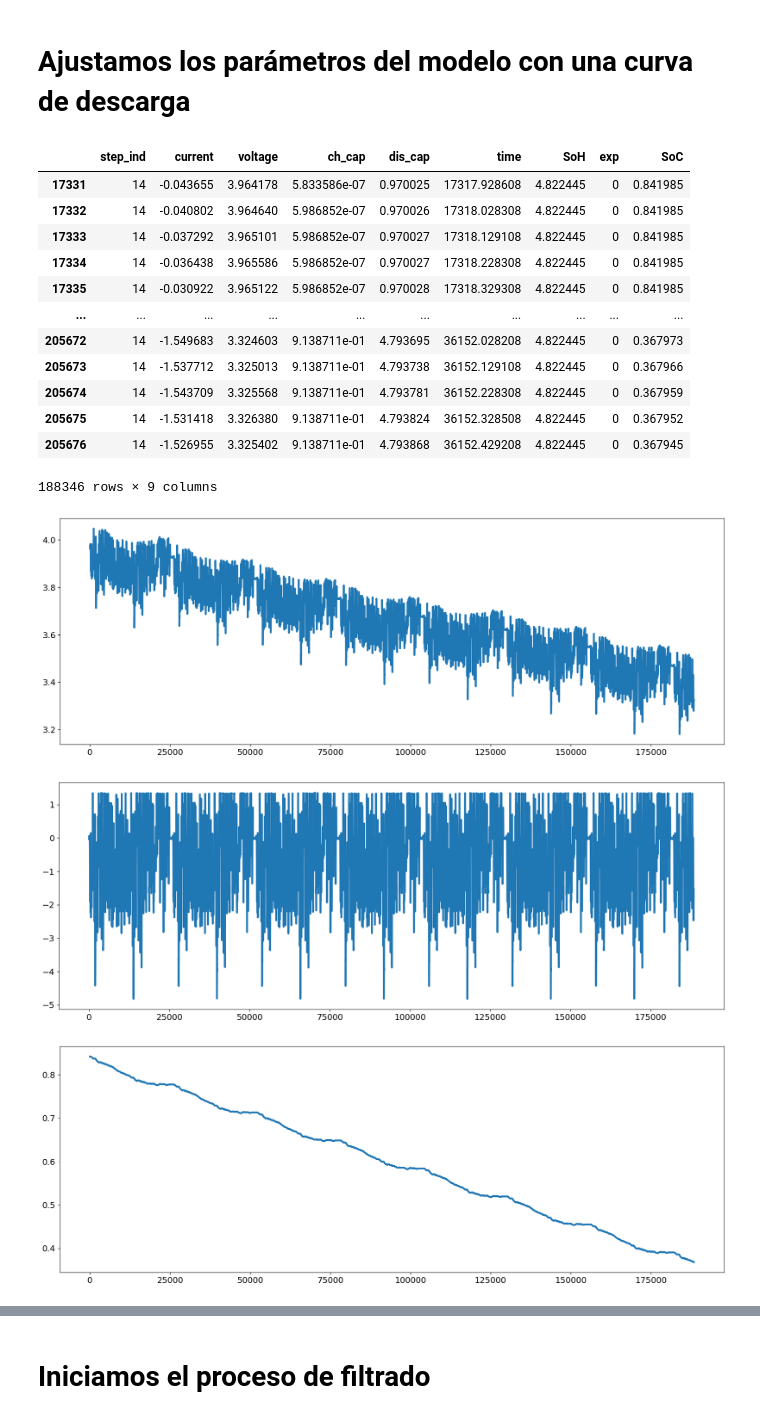
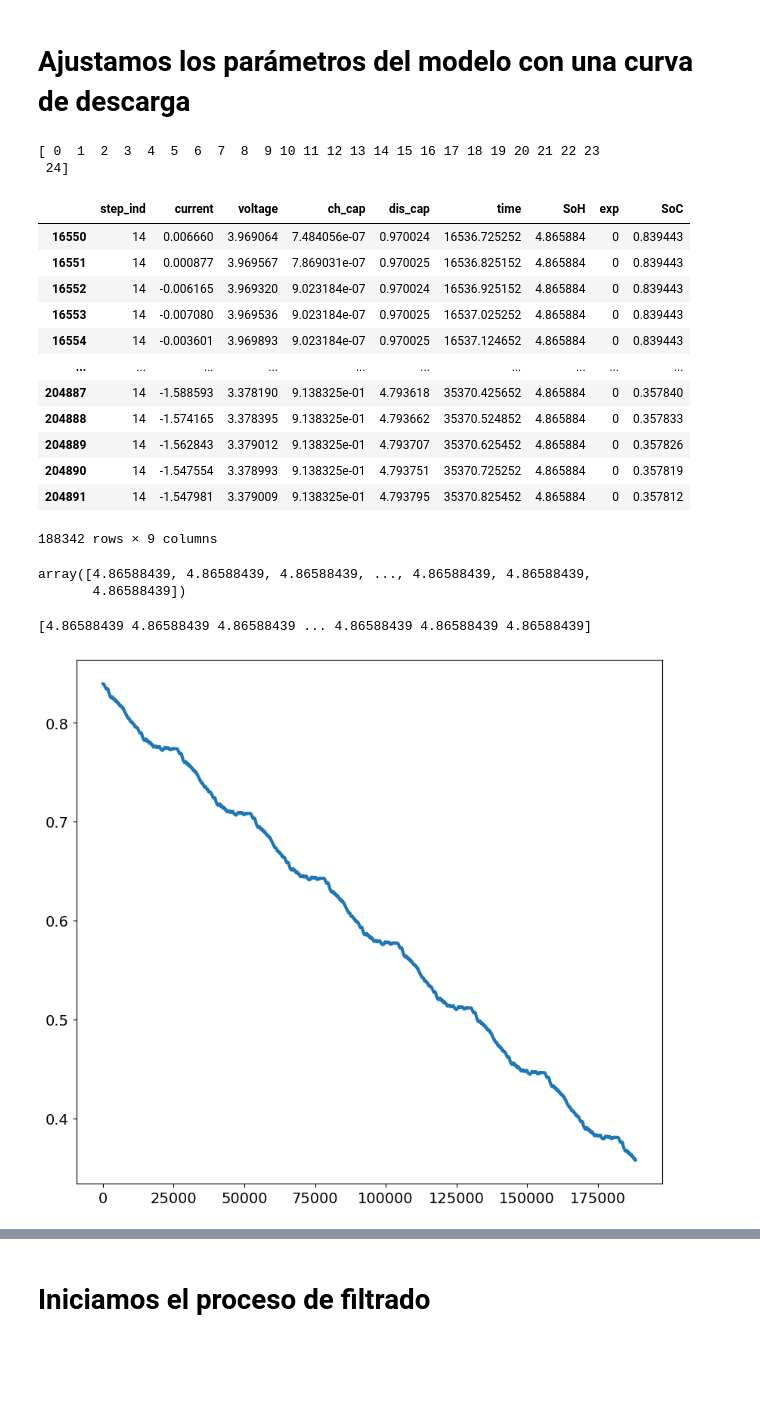
Before and after one commit to AXS-Rose/degradation_model, a Jupyter notebook: ejemplo_stanford.ipynb, the cells around one changed output, grey strips where cells are left out. Drawn from its saved outputs; the diff is of its cells as text; code cells hidden in the pictures; blank space fills up the shorter version.

```diff
--- a/ejemplo_stanford.ipynb
+++ b/ejemplo_stanford.ipynb
@@ -8,25 +8,32 @@ import os
 # %% [markdown]
 # Ajustamos los parámetros del modelo con una curva de descarga
 # %%
-df = pd.read_csv(os.path.join('data_ejemplos', 'Celdas_stanford', 'C1.csv'))
+df = pd.read_csv(os.path.join('C:/Users/Bruno/Dropbox','Dataset Stanford', 'W10', 'C1.csv'))
+print(df.exp.unique())
 df = df[df.exp == 0]
 df = df[df.step_ind == 14]
-
 df
 # %% [output]
+[ 0  1  2  3  4  5  6  7  8  9 10 11 12 13 14 15 16 17 18 19 20 21 22 23
+ 24]
 |  | step_ind | current | voltage | ch_cap | dis_cap | time | SoH | exp | SoC |
-| 17331 | 14 | -0.043655 | 3.964178 | 5.833586e-07 | 0.970025 | 17317.928608 | 4.822445 | 0 | 0.841985 |
-| 17332 | 14 | -0.040802 | 3.964640 | 5.986852e-07 | 0.970026 | 17318.028308 | 4.822445 | 0 | 0.841985 |
-| 17333 | 14 | -0.037292 | 3.965101 | 5.986852e-07 | 0.970027 | 17318.129108 | 4.822445 | 0 | 0.841985 |
-| 17334 | 14 | -0.036438 | 3.965586 | 5.986852e-07 | 0.970027 | 17318.228308 | 4.822445 | 0 | 0.841985 |
-| 17335 | 14 | -0.030922 | 3.965122 | 5.986852e-07 | 0.970028 | 17318.329308 | 4.822445 | 0 | 0.841985 |
+| 16550 | 14 | 0.006660 | 3.969064 | 7.484056e-07 | 0.970024 | 16536.725252 | 4.865884 | 0 | 0.839443 |
+| 16551 | 14 | 0.000877 | 3.969567 | 7.869031e-07 | 0.970025 | 16536.825152 | 4.865884 | 0 | 0.839443 |
+| 16552 | 14 | -0.006165 | 3.969320 | 9.023184e-07 | 0.970024 | 16536.925152 | 4.865884 | 0 | 0.839443 |
+| 16553 | 14 | -0.007080 | 3.969536 | 9.023184e-07 | 0.970025 | 16537.025252 | 4.865884 | 0 | 0.839443 |
+| 16554 | 14 | -0.003601 | 3.969893 | 9.023184e-07 | 0.970025 | 16537.124652 | 4.865884 | 0 | 0.839443 |
 | ... | ... | ... | ... | ... | ... | ... | ... | ... | ... |
-| 205672 | 14 | -1.549683 | 3.324603 | 9.138711e-01 | 4.793695 | 36152.028208 | 4.822445 | 0 | 0.367973 |
-| 205673 | 14 | -1.537712 | 3.325013 | 9.138711e-01 | 4.793738 | 36152.129108 | 4.822445 | 0 | 0.367966 |
-| 205674 | 14 | -1.543709 | 3.325568 | 9.138711e-01 | 4.793781 | 36152.228308 | 4.822445 | 0 | 0.367959 |
-| 205675 | 14 | -1.531418 | 3.326380 | 9.138711e-01 | 4.793824 | 36152.328508 | 4.822445 | 0 | 0.367952 |
-| 205676 | 14 | -1.526955 | 3.325402 | 9.138711e-01 | 4.793868 | 36152.429208 | 4.822445 | 0 | 0.367945 |
+| 204887 | 14 | -1.588593 | 3.378190 | 9.138325e-01 | 4.793618 | 35370.425652 | 4.865884 | 0 | 0.357840 |
+| 204888 | 14 | -1.574165 | 3.378395 | 9.138325e-01 | 4.793662 | 35370.524852 | 4.865884 | 0 | 0.357833 |
+| 204889 | 14 | -1.562843 | 3.379012 | 9.138325e-01 | 4.793707 | 35370.625452 | 4.865884 | 0 | 0.357826 |
+| 204890 | 14 | -1.547554 | 3.378993 | 9.138325e-01 | 4.793751 | 35370.725252 | 4.865884 | 0 | 0.357819 |
+| 204891 | 14 | -1.547981 | 3.379009 | 9.138325e-01 | 4.793795 | 35370.825452 | 4.865884 | 0 | 0.357812 |
-188346 rows × 9 columns
+188342 rows × 9 columns
+# %%
+df.SoH.values
+# %% [output]
+array([4.86588439, 4.86588439, 4.86588439, ..., 4.86588439, 4.86588439,
+       4.86588439])
 # %%
 # Voltaje, corriente y soc
 V = df.voltage.values
@@ -35,17 +43,19 @@ SoC = df.SoC.values
+# %%
+print(SoH)
+# %% [output]
+[4.86588439 4.86588439 4.86588439 ... 4.86588439 4.86588439 4.86588439]
 # %%
 import matplotlib.pyplot as plt
 
-plt.figure(figsize=(20,7))
-plt.plot(V)
-plt.show()
-plt.figure(figsize=(20,7))
-plt.plot(I)
-plt.show()
-plt.figure(figsize=(20,7))
+# plt.figure(figsize=(20,7))
+# plt.plot(V)
+# plt.show()
+# plt.figure(figsize=(20,7))
+# plt.plot(I)
+# plt.show()
+# plt.figure(figsize=(20,7))
 plt.plot(SoC)
 plt.show()
 # %% [output]
-[figure, old version]
+[figure, new version]
-[figure, removed]
-[figure, removed]
 # %%
```
Also changed, not shown: parts of 6 cells of this notebook, 1 other file.
